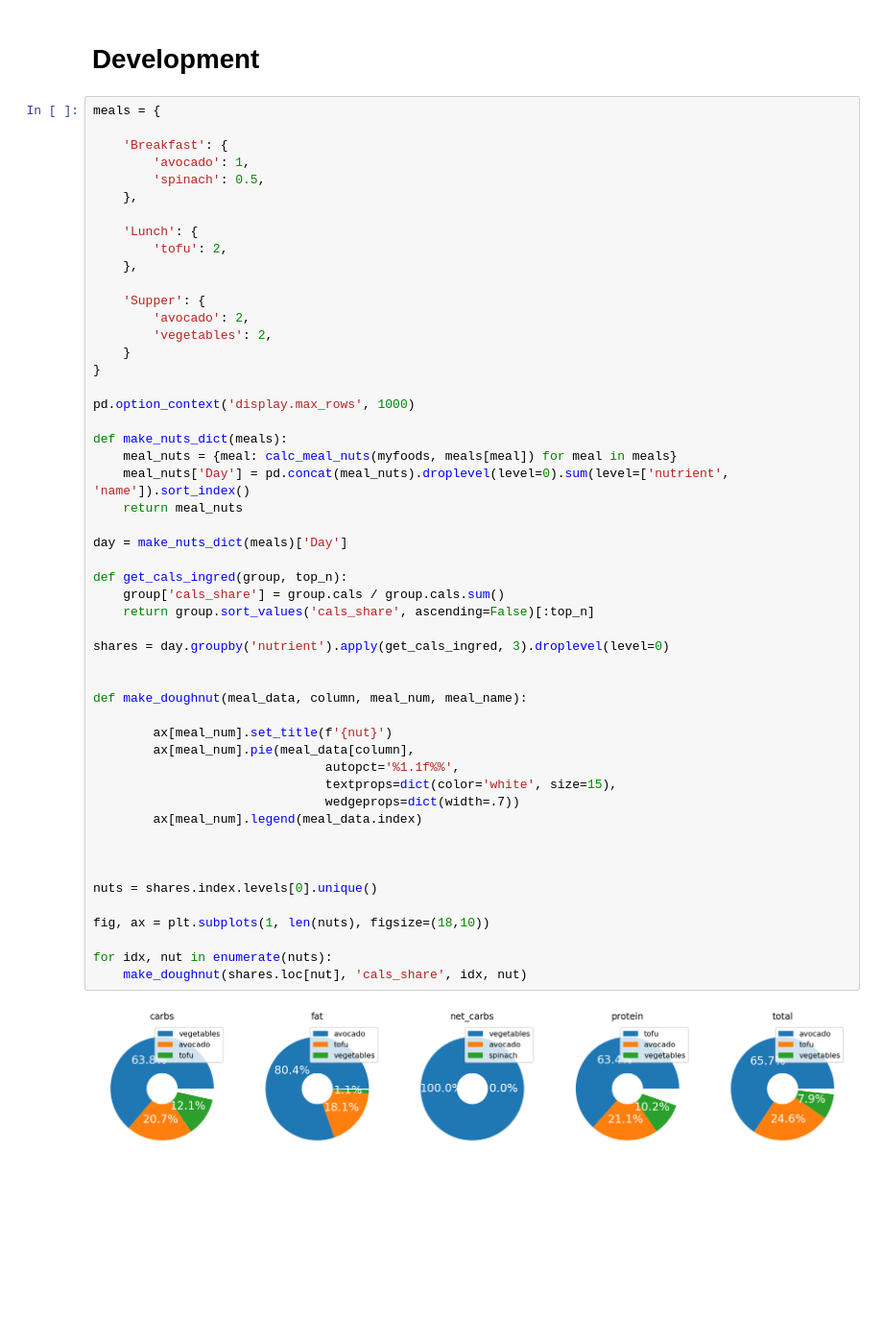
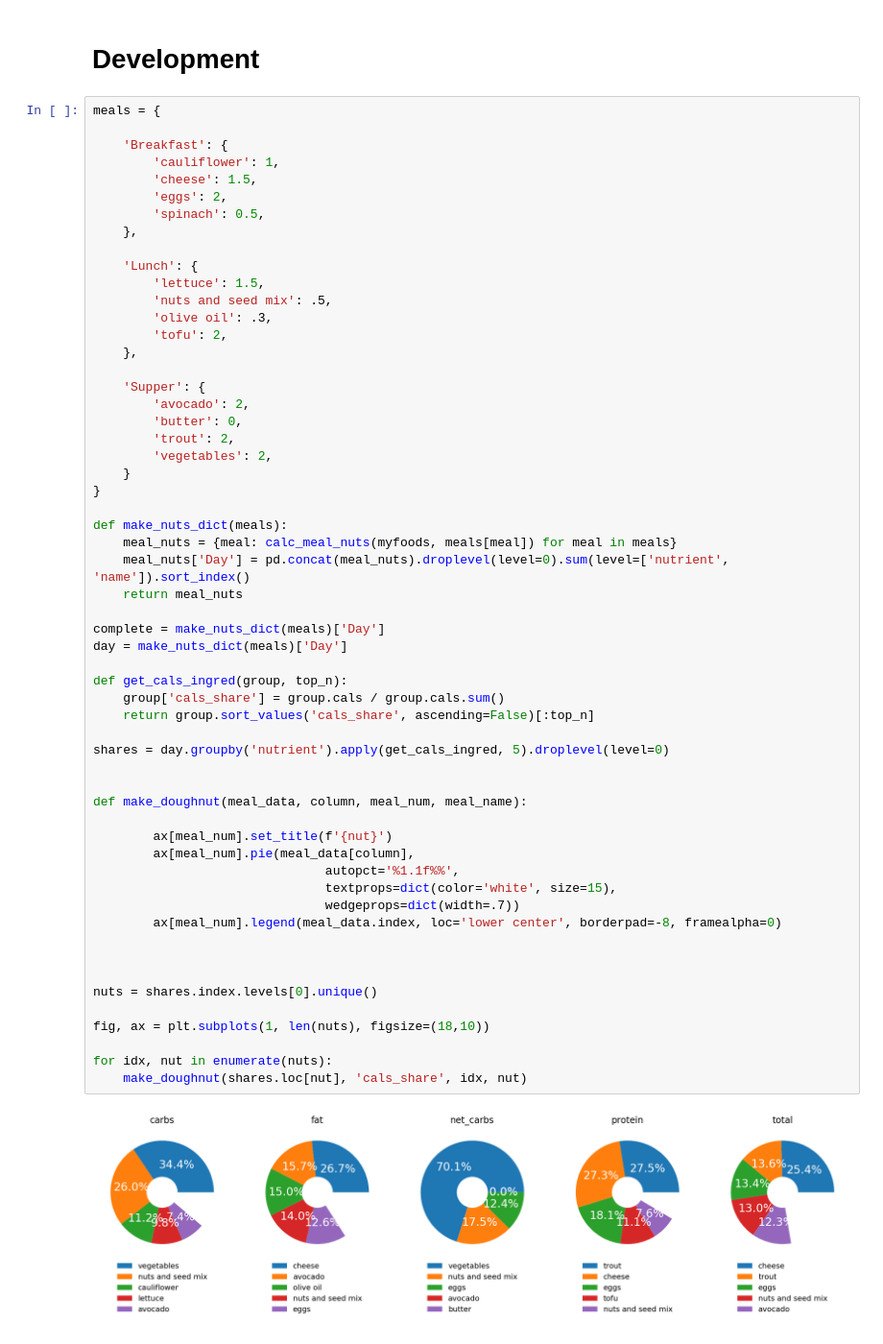
Before and after one commit to fabiangunzinger/learning, a Jupyter notebook: food-data/foods.ipynb, the cells around one changed output. Shown at 96% size. Saved outputs shown, nothing was run; the diff lists cells and outputs as text; blank space fills up the shorter version.

```diff
--- a/food-data/foods.ipynb
+++ b/food-data/foods.ipynb
@@ -133,52 +133,58 @@ make_dashboard(meal_nuts)
 meals = {
 
     'Breakfast': {
-        'avocado': 1,
+        'cauliflower': 1,
+        'cheese': 1.5,
+        'eggs': 2,
         'spinach': 0.5,
     },
 
     'Lunch': {
+        'lettuce': 1.5,
+        'nuts and seed mix': .5,
+        'olive oil': .3,
         'tofu': 2,
     },
 
     'Supper': {
         'avocado': 2,
+        'butter': 0,
+        'trout': 2,
         'vegetables': 2,
     }
 }
-
-pd.option_context('display.max_rows', 1000)
 
 def make_nuts_dict(meals):
     meal_nuts = {meal: calc_meal_nuts(myfoods, meals[meal]) for meal in meals}
     meal_nuts['Day'] = pd.concat(meal_nuts).droplevel(level=0).sum(level=['nutrient', 'name']).sort_index()
     return meal_nuts
 
+complete = make_nuts_dict(meals)['Day']
 day = make_nuts_dict(meals)['Day']
 
 def get_cals_ingred(group, top_n):
     group['cals_share'] = group.cals / group.cals.sum()
     return group.sort_values('cals_share', ascending=False)[:top_n]
 
-shares = day.groupby('nutrient').apply(get_cals_ingred, 3).droplevel(level=0)
+shares = day.groupby('nutrient').apply(get_cals_ingred, 5).droplevel(level=0)
 
 
 def make_doughnut(meal_data, column, meal_num, meal_name):
 
         ax[meal_num].set_title(f'{nut}')
         ax[meal_num].pie(meal_data[column],
                                autopct='%1.1f%%',
                                textprops=dict(color='white', size=15),
                                wedgeprops=dict(width=.7))
-        ax[meal_num].legend(meal_data.index)
+        ax[meal_num].legend(meal_data.index, loc='lower center', borderpad=-8, framealpha=0)
 
 
 
 nuts = shares.index.levels[0].unique()
 
 fig, ax = plt.subplots(1, len(nuts), figsize=(18,10))
 
 for idx, nut in enumerate(nuts):
     make_doughnut(shares.loc[nut], 'cals_share', idx, nut)
 # %% [output]
-[figure, old version]
+[figure, new version]
```
Also changed, not shown: parts of 1 cell of this notebook.
